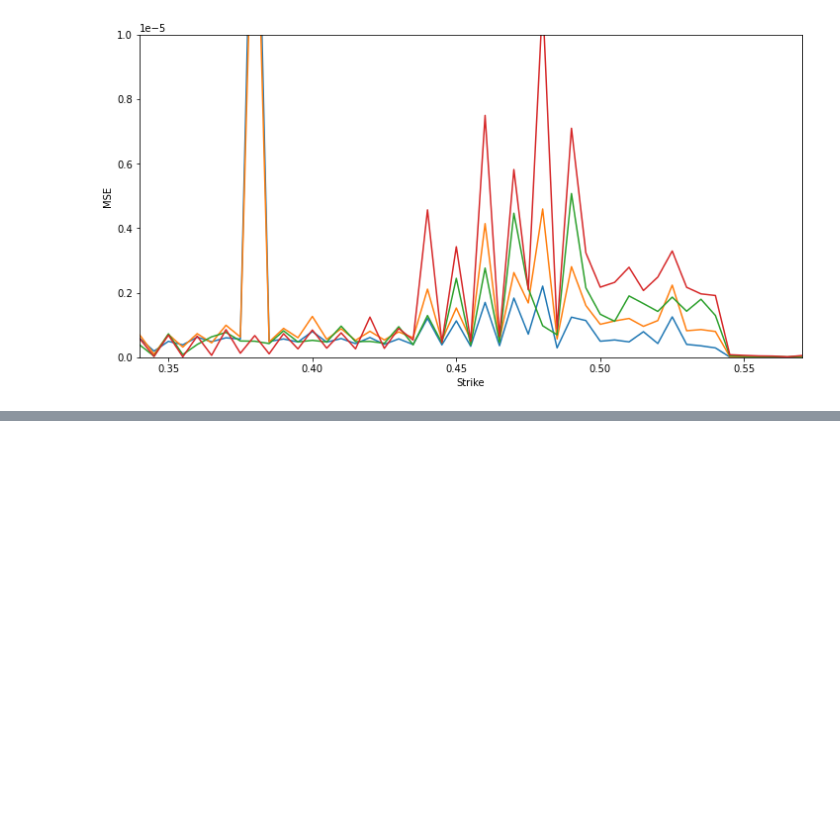
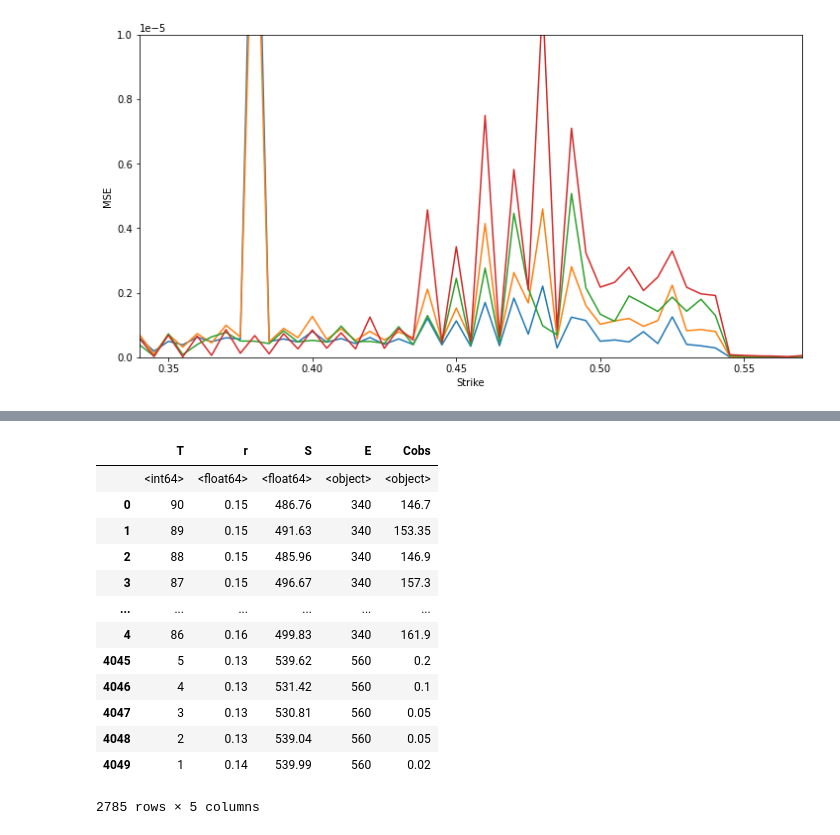
Before and after one commit to JuusoAsd/finaeng1, a Jupyter notebook: assignment_1.ipynb, the cells around one changed output, grey strips where cells are left out. Cells and saved outputs as stored; diff of their text form; code cells hidden in the pictures; blank space fills up the shorter version.

Commit message:
began working on function for all spreadsheets

```diff
--- a/assignment_1.ipynb
+++ b/assignment_1.ipynb
@@ -18,6 +18,9 @@ xls = pd.ExcelFile('data/isx2010C.xls')
 print('All sheets in the file')
 sheets = xls.sheet_names
 sheets
+
+sheet_order = [0,1,11,10,9,8,7,6,5,4,3,2]
+for i in sheet_order:
 # %% [output]
 All sheets in the file
 ['isx15012010C',
@@ -234,3 +237,56 @@ plt.ylabel('MSE')
 plt.show()
 # %% [output]
 [figure]
+# %%
+# function for testing frequencies and different strikes for all worksheets
+
+def read_data(xls,worksheet):
+    return pd.read_excel(xls, worksheet)
+
+
+def format_data(df):
+    #df.rename({df.columns[0]:'T','Unnamed: 48': 'S', 'Unnamed: 49': 'r'}, axis='columns', inplace=True)
+    df.rename(dict(zip(np.append(np.array(df.columns[0]), df.columns[-3:]), ['T', 'S', 'r', 'date'])), axis='columns', inplace=True)
+    df.drop(['date'],axis=1,inplace=True)
+    df = df.melt(id_vars=['T', 'r', 'S'], var_name="E").dropna()
+    df.rename({'value':'Cobs'}, axis='columns', inplace=True)
+    return df
+
+    df = pd.to_numeric(df["Cobs"], downcast="float")
+    print(df.to_markdown())
+
+    print(df.info())
+    df = df  >> mutate(r = f.r/100, Mat = f.T, T = f.T/252, S = f.S/1000, E = f.E/1000, Cobs = f.Cobs/1000)
+    return df
+
+def calculate_bs_greeks(df):
+    S=row['S']
+    E=row['E']
+    r=row['r']
+    T=row['T']
+    Cobs=row['Cobs']
+
+    starting_vol = .2
+    bsm = BSM(S, E, T, r, starting_vol)
+    iv = bsm.implied_vol(Cobs, precision=1.0e-3)
+
+    bsm_iv = BSM(S, E, T, r, iv)
+
+    delta = bsm_iv.delta
+    vega = bsm_iv.vega
+
+    return iv, delta, vega
+
+# read data
+xls = pd.ExcelFile('data/isx2010C.xls')
+sheets = xls.sheet_names
+sheets
+
+#sheet_order = [0,1,11,10,9,8,7,6,5,4,3,2]
+for i in sheet_order:
+    print(sheets[i])
+    df = format_data(read_data(xls, sheets[3]))
+
+df
+    #print(df.to_markdown())
+# %% [output]
@@ -236,0 +305,14 @@ plt.show()
+|  | T | r | S | E | Cobs |
+|  | <int64> | <float64> | <float64> | <object> | <object> |
+| 0 | 90 | 0.15 | 486.76 | 340 | 146.7 |
+| 1 | 89 | 0.15 | 491.63 | 340 | 153.35 |
+| 2 | 88 | 0.15 | 485.96 | 340 | 146.9 |
+| 3 | 87 | 0.15 | 496.67 | 340 | 157.3 |
+| ... | ... | ... | ... | ... | ... |
+| 4 | 86 | 0.16 | 499.83 | 340 | 161.9 |
+| 4045 | 5 | 0.13 | 539.62 | 560 | 0.2 |
+| 4046 | 4 | 0.13 | 531.42 | 560 | 0.1 |
+| 4047 | 3 | 0.13 | 530.81 | 560 | 0.05 |
+| 4048 | 2 | 0.13 | 539.04 | 560 | 0.05 |
+| 4049 | 1 | 0.14 | 539.99 | 560 | 0.02 |
+2785 rows × 5 columns
```
Also changed, not shown: parts of 4 cells of this notebook.
